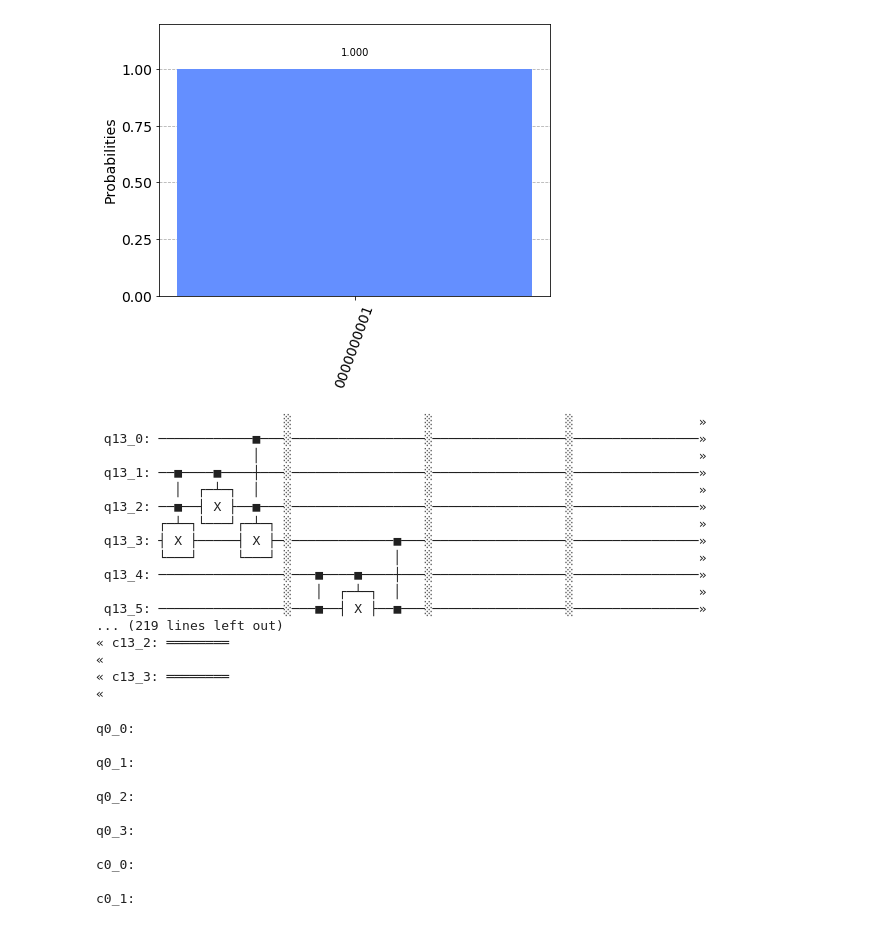
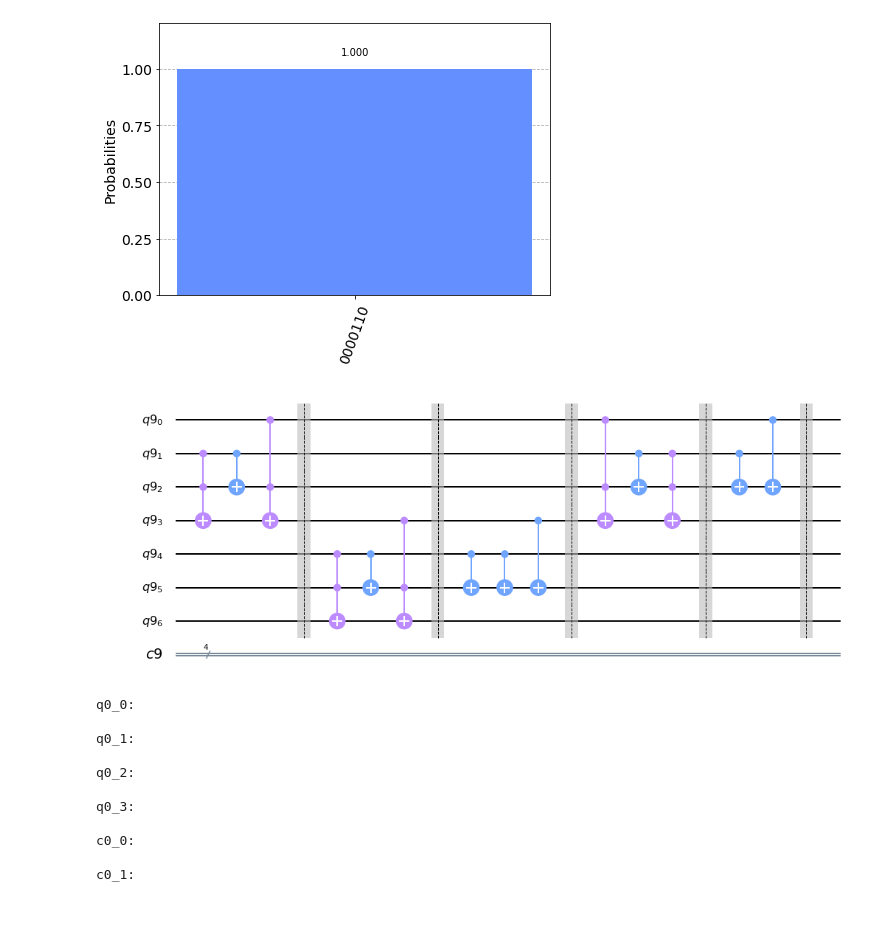
Before and after one commit to zgawish/Quantum_Image_Scrambling, a Jupyter notebook: hackathon_file.ipynb, the cells around one changed output. Cells and saved outputs as stored; diff of their text form; code cells hidden in the pictures.

```diff
--- a/hackathon_file.ipynb
+++ b/hackathon_file.ipynb
@@ -73,6 +76,6 @@ ibmqfactory.load_account:WARNING:2020-06-30 00:01:08,435: Credentials are alread
 # %%
 # adder test
-size = 9
+size = 6
 qr = QuantumRegister(size + 1)
 cr = ClassicalRegister(size + 1)
 circuit = QuantumCircuit(qr, cr)
@@ -81,8 +84,8 @@ circuit.x(1) # a0
 circuit.x(2) # b0
 circuit.x(4) # a1
 circuit.x(5) # b1
-circuit.x(7) # a2
-circuit.x(8) # b2
+#circuit.x(7) # a2
+#circuit.x(8) # b2
 
 circuit.barrier()
 make_adder(circuit, qr, size)
@@ -92,8 +95,8 @@ while (i < size + 1):
     circuit.measure(qr[i], cr[j])
     i += 3
     j += 1
-# circuit.measure(qr[i - 2], cr[j])
-circuit.draw()
+circuit.measure(qr[i - 2], cr[j])
+#circuit.draw('mpl')
 
 IBMQ.load_account()
 
@@ -107,29 +110,13 @@ ibmqfactory.load_account:WARNING:2020-06-29 22:47:34,551: Credentials are alread
-[figure, old version]
+[figure, new version]
 # %%
-size = 18
+size = 6
 qr = QuantumRegister(size + 1)
 cr = ClassicalRegister(4)
 circuit = QuantumCircuit(qr, cr)
-make_adder(circuit, qr, 18)
-circuit.draw()
+make_adder(circuit, qr, 6)
+circuit.draw("mpl")
 # %% [output]
-                        ░                 ░                 ░                »
- q13_0: ────────────■───░─────────────────░─────────────────░────────────────»
-                    │   ░                 ░                 ░                »
- q13_1: ──■────■────┼───░─────────────────░─────────────────░────────────────»
-          │  ┌─┴─┐  │   ░                 ░                 ░                »
- q13_2: ──■──┤ X ├──■───░─────────────────░─────────────────░────────────────»
-        ┌─┴─┐└───┘┌─┴─┐ ░                 ░                 ░                »
- q13_3: ┤ X ├─────┤ X ├─░─────────────■───░─────────────────░────────────────»
-        └───┘     └───┘ ░             │   ░                 ░                »
- q13_4: ────────────────░───■────■────┼───░─────────────────░────────────────»
-                        ░   │  ┌─┴─┐  │   ░                 ░                »
- q13_5: ────────────────░───■──┤ X ├──■───░─────────────────░────────────────»
-... (219 lines left out)
-« c13_2: ════════
-«
-« c13_3: ════════
-«
+[figure, added]
 # %%
 qr = QuantumRegister(4)
 cr = ClassicalRegister(4)
```
Also changed, not shown: parts of 2 cells of this notebook, 34 other files.
